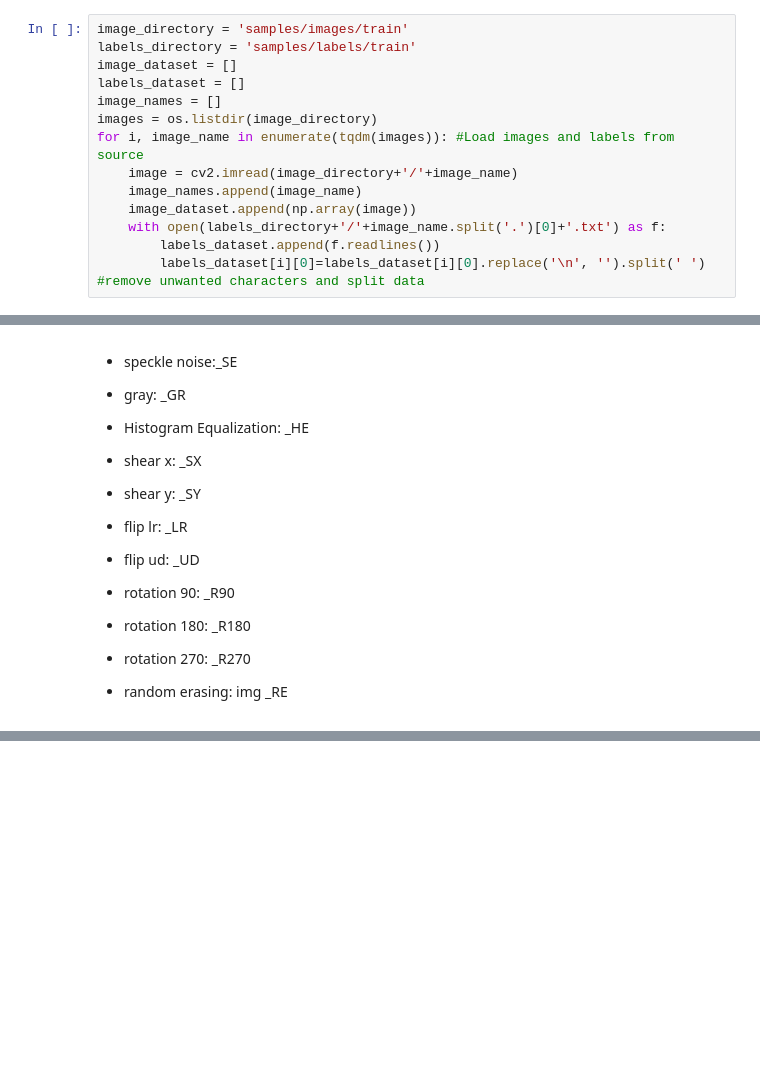
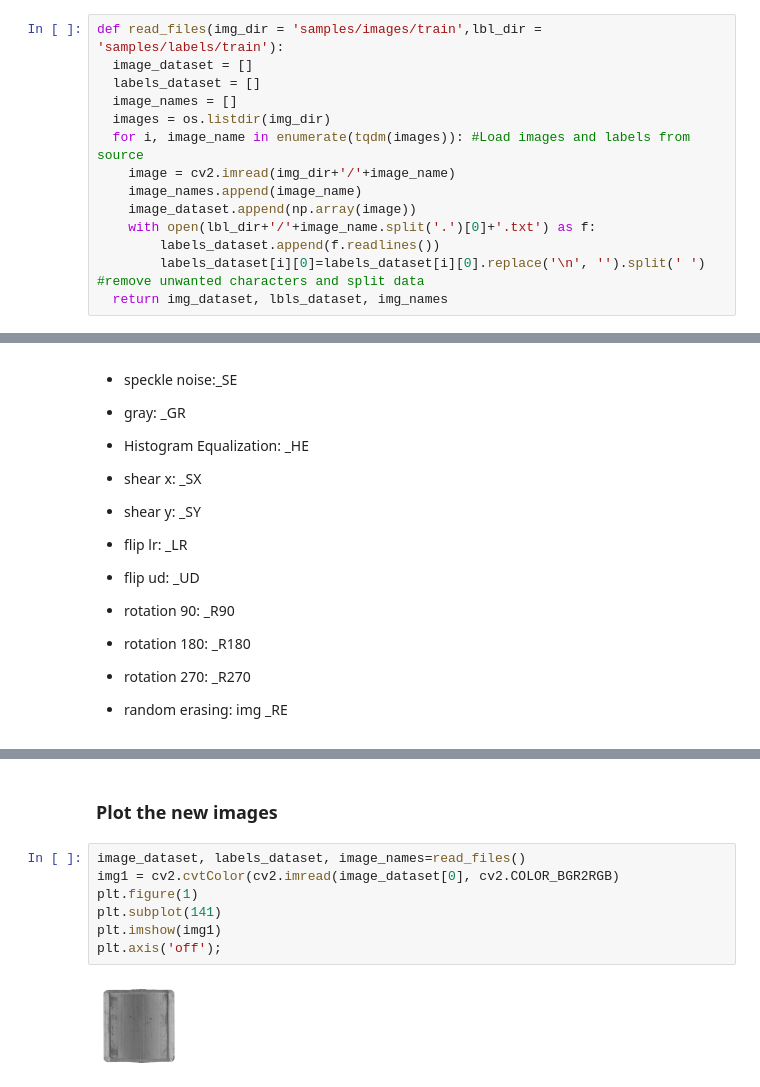
Before and after one commit to ErikValle/Data-Augmentation-for-YOLOv5, a Jupyter notebook: Augmentation.ipynb, the cells around one changed output, grey strips where cells are left out. Saved outputs shown, nothing was run; the diff lists cells and outputs as text; blank space fills up the shorter version.

```diff
--- a/Augmentation.ipynb
+++ b/Augmentation.ipynb
@@ -51,19 +60,19 @@ import tensorflow as tf
 - category_idx=2
 - Final result: **2 0.9316608996539792 0.032342657342657344 0.07785467128027679 0.029720279720279717**
 # %%
-image_directory = 'samples/images/train'
-labels_directory = 'samples/labels/train'
-image_dataset = []
-labels_dataset = []
-image_names = []
-images = os.listdir(image_directory)
-for i, image_name in enumerate(tqdm(images)): #Load images and labels from source
-    image = cv2.imread(image_directory+'/'+image_name)
+def read_files(img_dir = 'samples/images/train',lbl_dir = 'samples/labels/train'):
+  image_dataset = []
+  labels_dataset = []
+  image_names = []
+  images = os.listdir(img_dir)
+  for i, image_name in enumerate(tqdm(images)): #Load images and labels from source
+    image = cv2.imread(img_dir+'/'+image_name)
     image_names.append(image_name)
     image_dataset.append(np.array(image))
-    with open(labels_directory+'/'+image_name.split('.')[0]+'.txt') as f:
+    with open(lbl_dir+'/'+image_name.split('.')[0]+'.txt') as f:
         labels_dataset.append(f.readlines())
         labels_dataset[i][0]=labels_dataset[i][0].replace('\n', '').split(' ') #remove unwanted characters and split data
+  return img_dataset, lbls_dataset, img_names
 # %% [markdown]
 ### Data Reading and Storage Functions
 # %%
@@ -382,3 +397,14 @@ for c in tqdm(range(len(select))):
         img_re=rand_erasing(img,lbl_dataset,2) #img _RE
         create_imgnlbl(nombre+"_RE", etiqueta, img_re, x1, x2, y1, y2)
     """
+# %% [markdown]
+### Plot the new images
+# %%
+image_dataset, labels_dataset, image_names=read_files()
+img1 = cv2.cvtColor(cv2.imread(image_dataset[0], cv2.COLOR_BGR2RGB)
+plt.figure(1)
+plt.subplot(141)
+plt.imshow(img1)
+plt.axis('off');
+# %% [output]
+[figure, added]
```
Also changed, not shown: parts of 5 cells of this notebook.
